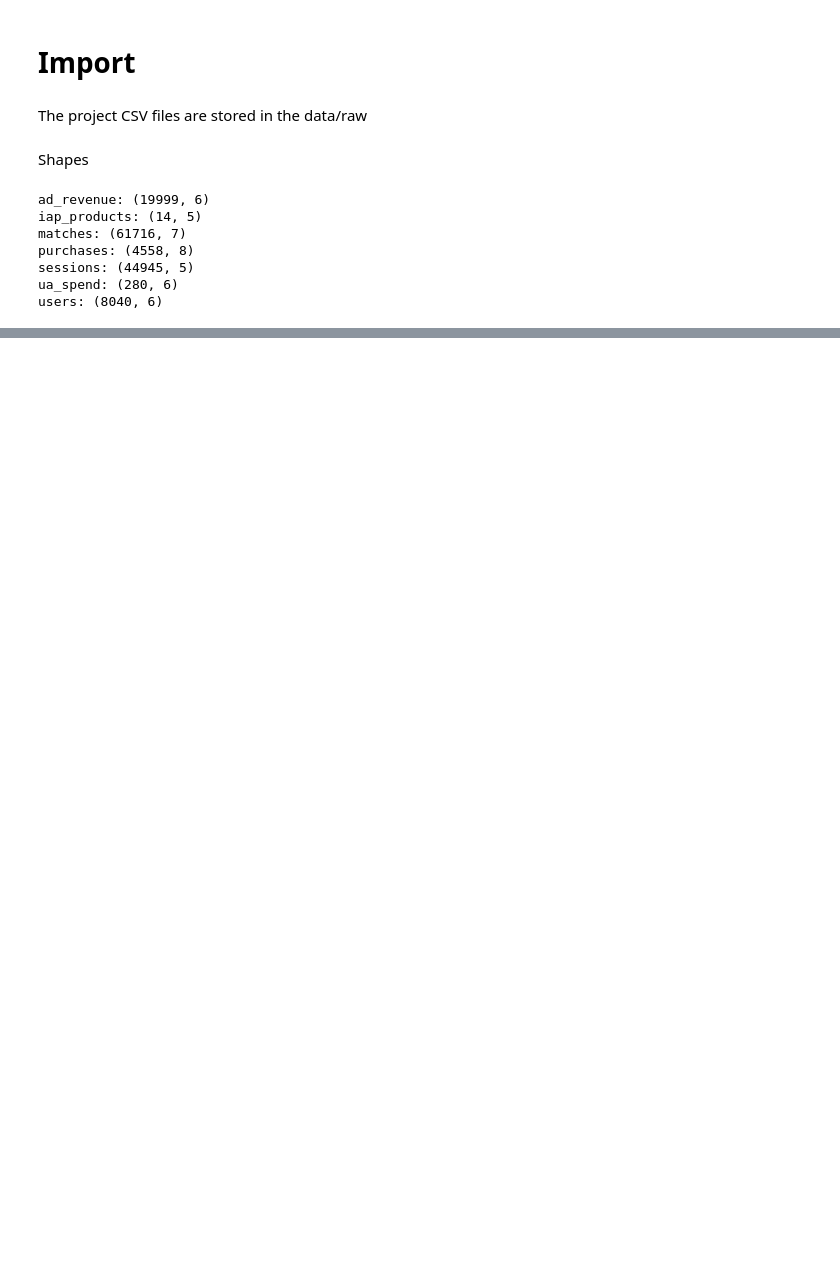
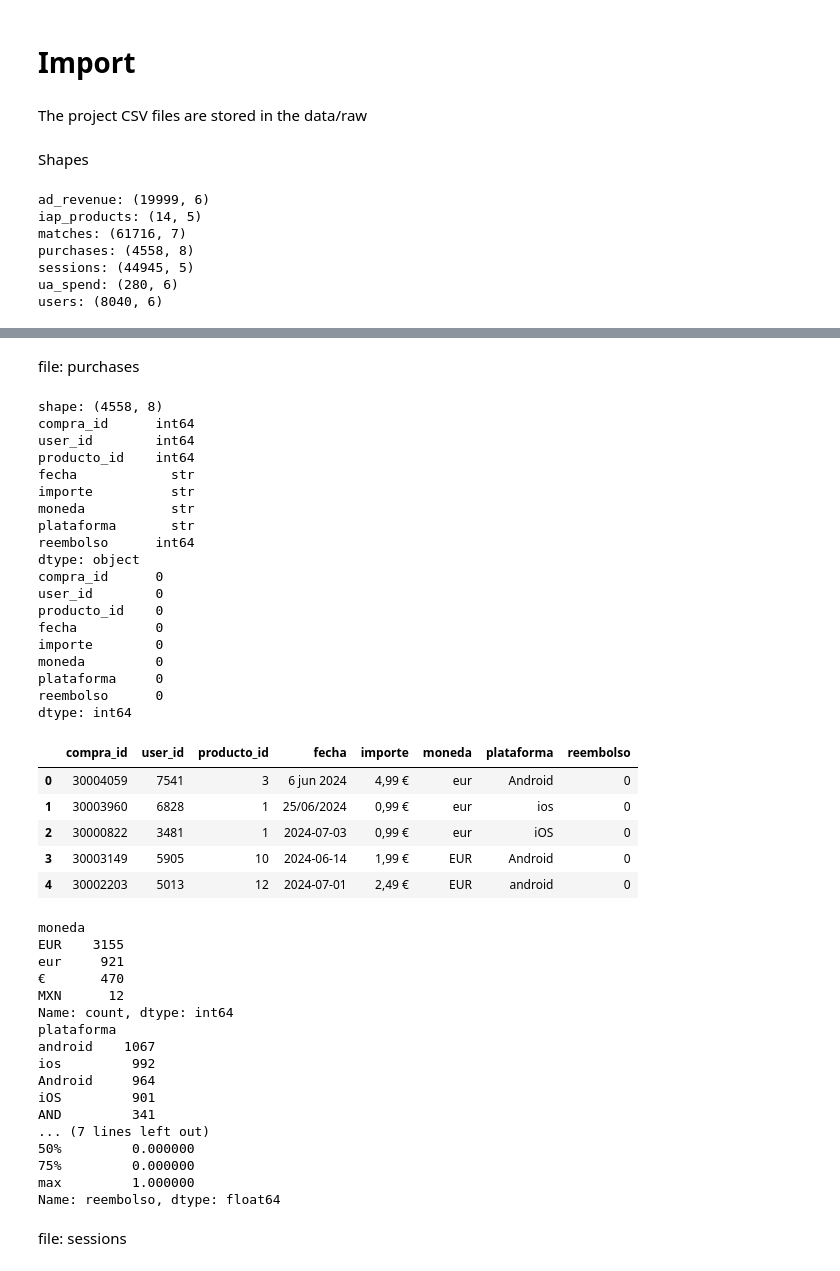
Before and after one commit to jimmyramirezg6-blip/PlayLoop_project, a Jupyter notebook: notebook/01_initial_exploration.ipynb, the cells around one changed output, grey strips where cells are left out. Saved outputs shown, nothing was run; the diff lists cells and outputs as text; code cells hidden in the pictures; blank space fills up the shorter version.

```diff
--- a/notebook/01_initial_exploration.ipynb
+++ b/notebook/01_initial_exploration.ipynb
@@ -31,0 +175,59 @@ users: (8040, 6)
+# %% [markdown]
+file: purchases
+# %%
+print(f'shape: {purchases.shape}')
+print(purchases.dtypes)
+print(purchases.isnull().sum())
+display(purchases.head())
+
+# Todo: Standardize categories
+print(purchases['moneda'].value_counts())
+print(purchases['plataforma'].value_counts())
+
+# Describe
+print(purchases['reembolso'].describe())
+# %% [output]
+shape: (4558, 8)
+compra_id      int64
+user_id        int64
+producto_id    int64
+fecha            str
+importe          str
+moneda           str
+plataforma       str
+reembolso      int64
+dtype: object
+compra_id      0
+user_id        0
+producto_id    0
+fecha          0
+importe        0
+moneda         0
+plataforma     0
+reembolso      0
+dtype: int64
+|  | compra_id | user_id | producto_id | fecha | importe | moneda | plataforma | reembolso |
+| 0 | 30004059 | 7541 | 3 | 6 jun 2024 | 4,99 € | eur | Android | 0 |
+| 1 | 30003960 | 6828 | 1 | 25/06/2024 | 0,99 € | eur | ios | 0 |
+| 2 | 30000822 | 3481 | 1 | 2024-07-03 | 0,99 € | eur | iOS | 0 |
+| 3 | 30003149 | 5905 | 10 | 2024-06-14 | 1,99 € | EUR | Android | 0 |
+| 4 | 30002203 | 5013 | 12 | 2024-07-01 | 2,49 € | EUR | android | 0 |
+moneda
+EUR    3155
+eur     921
+€       470
+MXN      12
+Name: count, dtype: int64
+plataforma
+android    1067
+ios         992
+Android     964
+iOS         901
+AND         341
+... (7 lines left out)
+50%         0.000000
+75%         0.000000
+max         1.000000
+Name: reembolso, dtype: float64
+# %% [markdown]
+file: sessions
```
Also changed, not shown: parts of 11 cells of this notebook.
